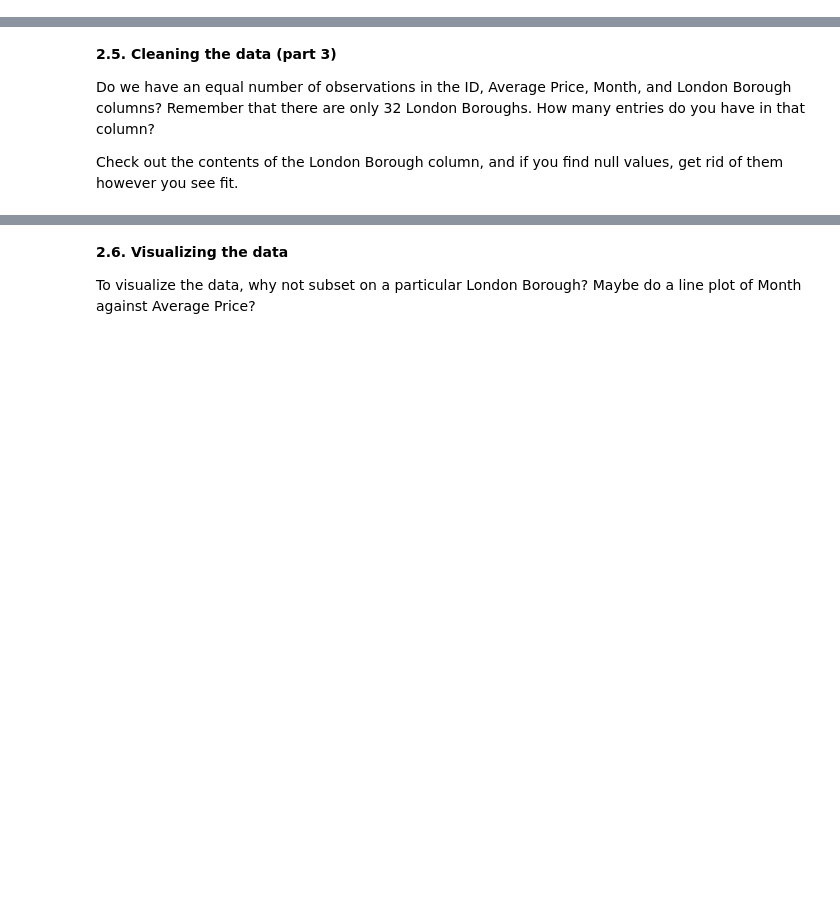
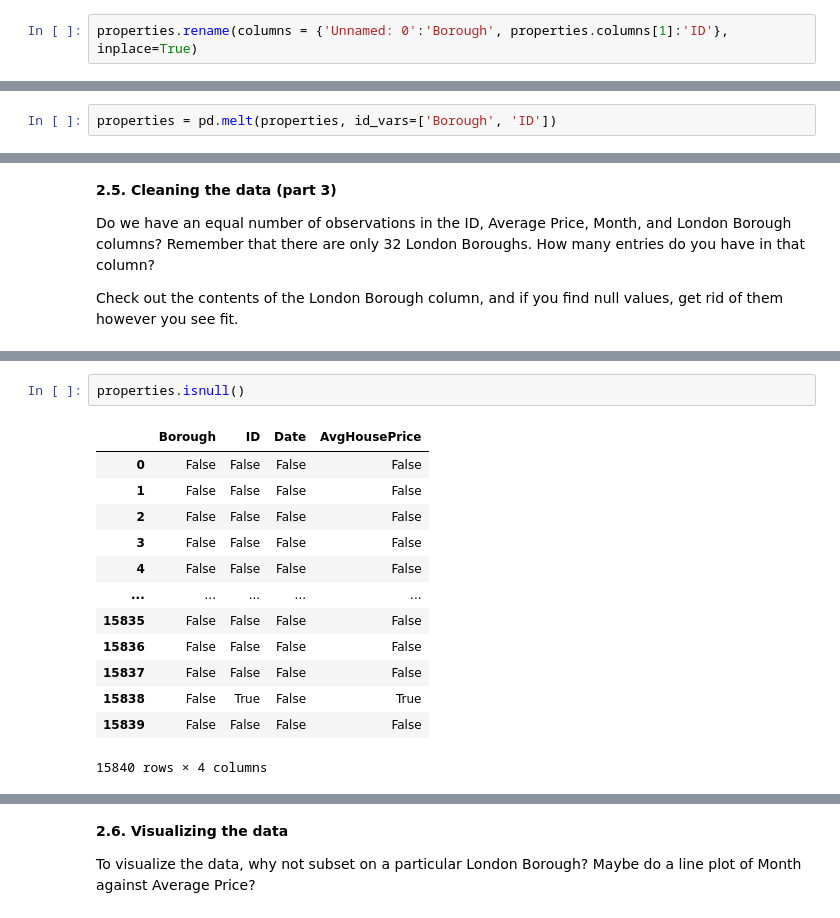
Before and after one commit to ttglennhall/Unit4Challenge, a Jupyter notebook: Unit 4 Challenge - Tier 3.ipynb, the cells around one changed output, grey strips where cells are left out. Saved outputs shown, nothing was run; the diff lists cells and outputs as text; blank space fills up the shorter version.

```diff
--- a/Unit 4 Challenge - Tier 3.ipynb
+++ b/Unit 4 Challenge - Tier 3.ipynb
@@ -147,0 +209,2 @@ You might we have to **rename** a couple columns. How do you do this? The clue's
+# %%
+properties.rename(columns = {'Unnamed: 0':'Borough', properties.columns[1]:'ID'}, inplace=True)
@@ -151,3 +224,5 @@ You might we have to **rename** a couple columns. How do you do this? The clue's
 Remember what Wes McKinney said about tidy data?
 
 You might need to **melt** your DataFrame here.
+# %%
+properties = pd.melt(properties, id_vars=['Borough', 'ID'])
@@ -161,0 +284,16 @@ Check out the contents of the London Borough column, and if you find null values
+# %%
+properties.isnull()
+# %% [output]
+|  | Borough | ID | Date | AvgHousePrice |
+| 0 | False | False | False | False |
+| 1 | False | False | False | False |
+| 2 | False | False | False | False |
+| 3 | False | False | False | False |
+| 4 | False | False | False | False |
+| ... | ... | ... | ... | ... |
+| 15835 | False | False | False | False |
+| 15836 | False | False | False | False |
+| 15837 | False | False | False | False |
+| 15838 | False | True | False | True |
+| 15839 | False | False | False | False |
+15840 rows × 4 columns
```
Also changed, not shown: parts of 28 cells of this notebook.
